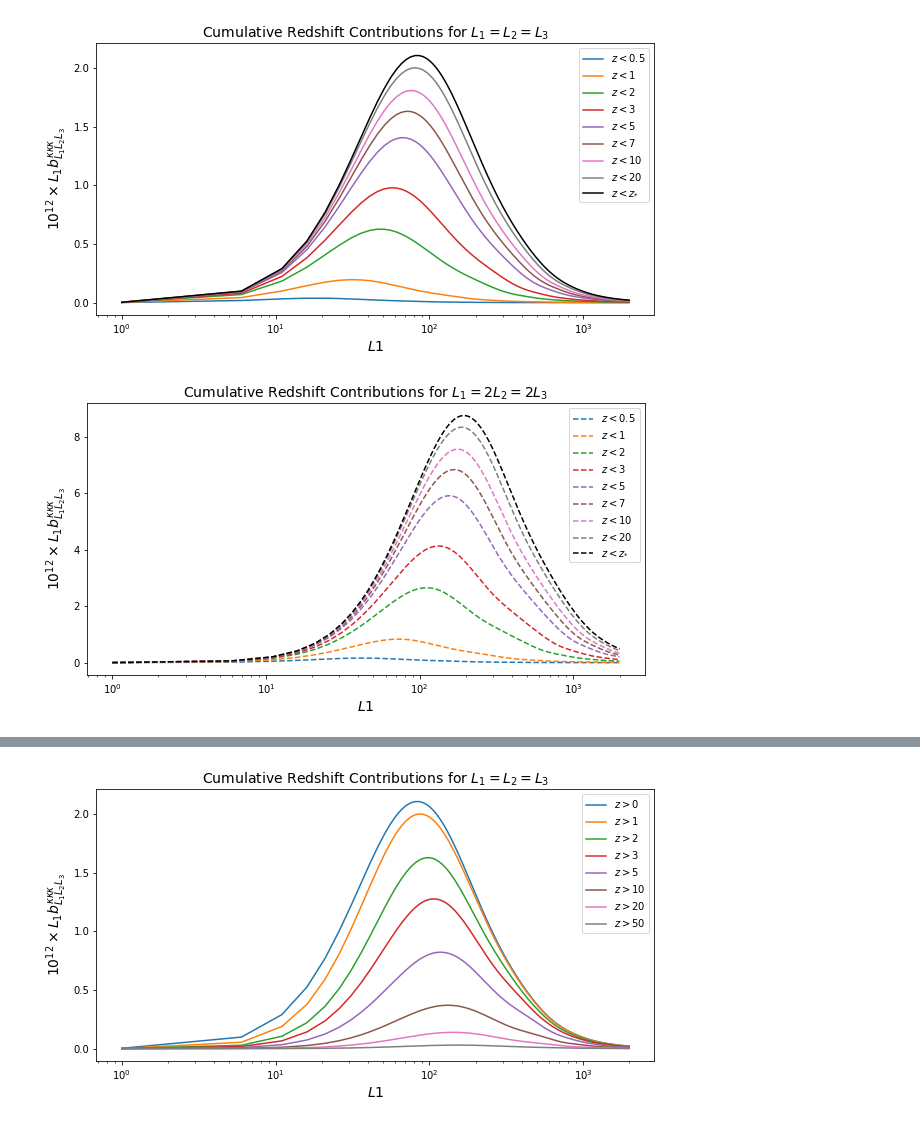
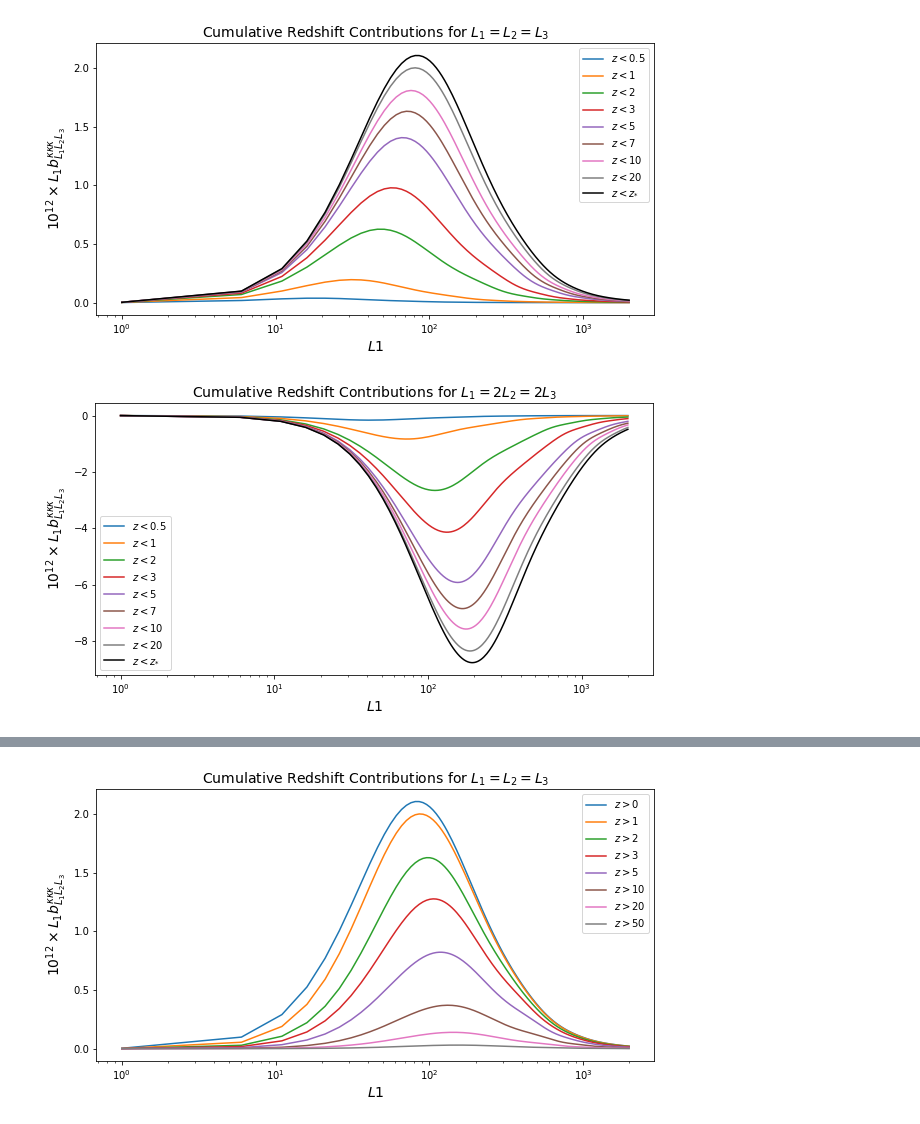
Before and after one commit to mfrobertson/omegaQE, a Jupyter notebook: kkomega/bispectra.ipynb, the cells around one changed output, grey strips where cells are left out. Cells and saved outputs as stored; diff of their text form; code cells hidden in the pictures.

```diff
--- a/kkomega/bispectra.ipynb
+++ b/kkomega/bispectra.ipynb
@@ -123,24 +123,24 @@ plt.show()
 # %%
 zmaxs = np.array([0.5,1,2,3,5,7,10,20,None])
 L2max = 2000
 dL = 5
 Ls = np.arange(1, L2max, dL)
 L1 = Ls
 L2 = L3 = Ls/2
 bi = Bispectra()
 for zmax in zmaxs:
     bi_conv = bi.get_convergence_bispectrum(L1, L2, L3, zmax=zmax)
     if zmax is None:
-        plt.semilogx(L1, 1e12*L1*np.abs(bi_conv), label="$z < z_{*}$", linestyle="--", color="k")
+        plt.semilogx(L1, 1e12*L1*bi_conv, label="$z < z_{*}$", color="k")
     else:
-        plt.semilogx(L1, 1e12*L1*np.abs(bi_conv), label=f"$z < ${zmax}", linestyle="--")
+        plt.semilogx(L1, 1e12*L1*bi_conv, label=f"$z < ${zmax}")
 plt.legend()
 plt.title("Cumulative Redshift Contributions for $L_1 = 2L_2 = 2L_3$", fontsize=14)
 plt.ylabel(r"$10^{12}\times L_1b_{L_1L_2L_3}^{\kappa\kappa\kappa}$", fontsize=14)
 plt.xlabel("$L1$", fontsize=14)
 plt.show()
 # %% [output]
-[figure, old version]
+[figure, new version]
 # %%
 zmaxs = np.array([1,2,3,5,10,20,None])
 colours = np.array(["red", "blue", "green", "orange","cyan","purple","k"])
```
Also changed, not shown: parts of 3 cells of this notebook, 6 other files.
